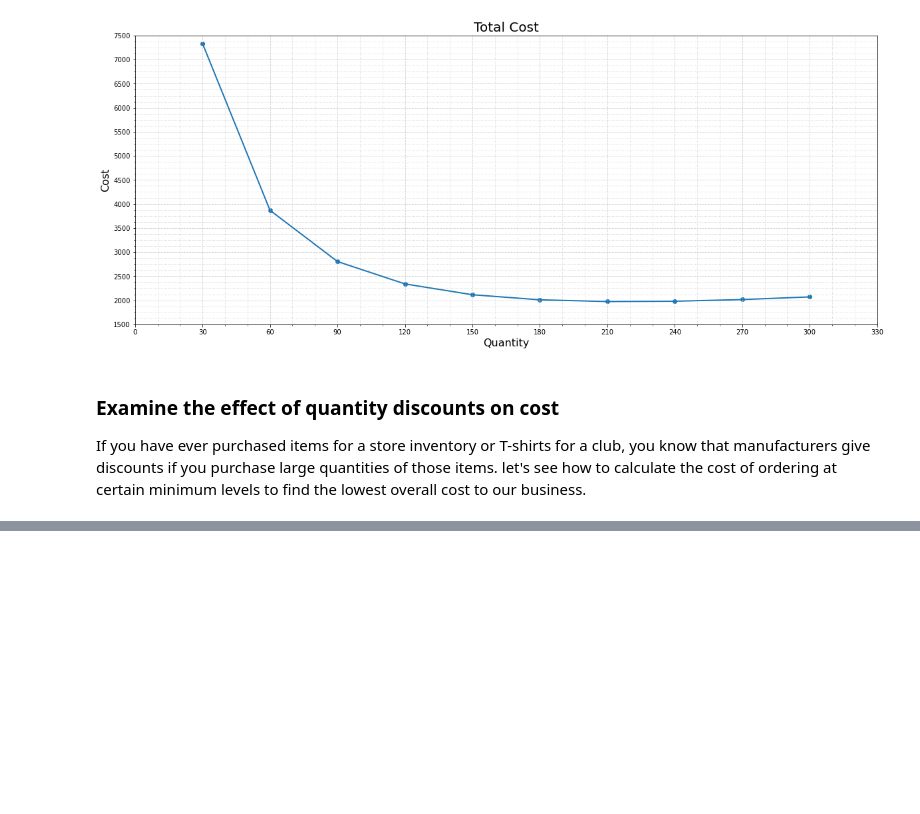
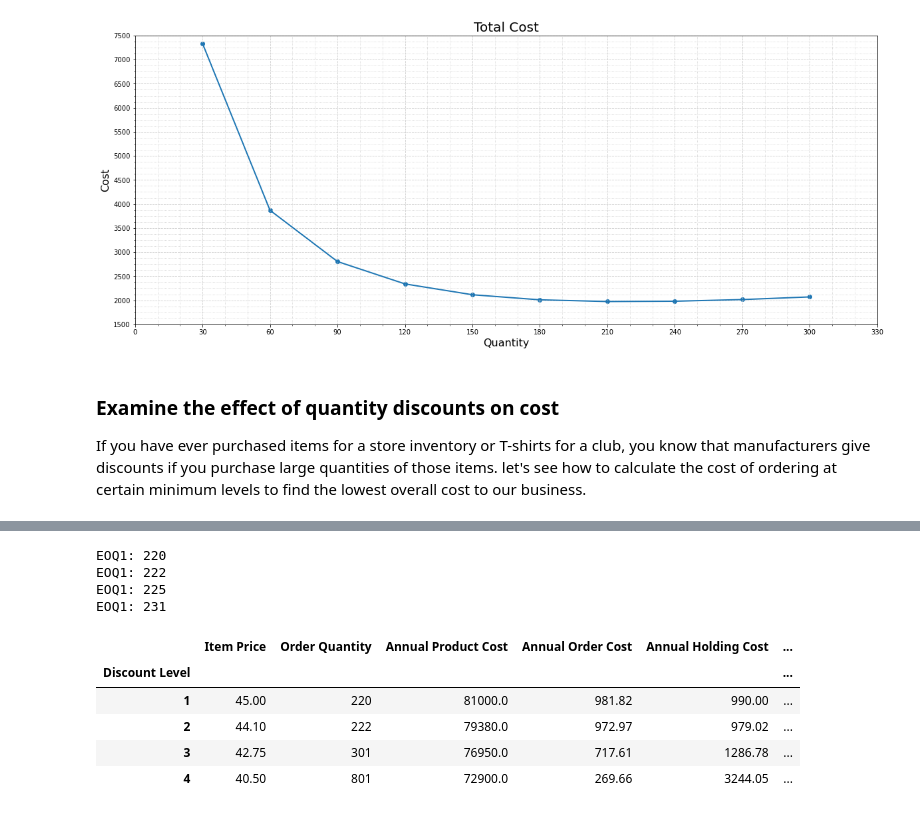
Before and after one commit to LeonardoSMSoares/Business-Intelligence, a Jupyter notebook: 01 - SCA - Inventory - Calculating Order Size for Deterministic Demand.ipynb, the cells around one changed output, grey strips where cells are left out. Drawn from its saved outputs; the diff is of its cells as text; code cells hidden in the pictures; blank space fills up the shorter version.

```diff
--- a/01 - Supply Chain Analysis - Solving Inventory Problems.ipynb
+++ b/01 - SCA - Inventory - Calculating Order Size for Deterministic Demand.ipynb
@@ -133,0 +148,54 @@ If you have ever purchased items for a store inventory or T-shirts for a club, y
+# %%
+# We need to change our economic order quantity accordingly with the discount level
+
+# Remember: holding_cost = item_cost * inventory_percentage
+
+eoq1 = math.sqrt ((2 * setup_cost * flow_rate)/(45.00 * inventory_percentage))
+eoq2 = math.sqrt ((2 * setup_cost * flow_rate)/(44.10 * inventory_percentage))
+eoq3 = math.sqrt ((2 * setup_cost * flow_rate)/(42.75 * inventory_percentage))
+eoq4 = math.sqrt ((2 * setup_cost * flow_rate)/(40.50 * inventory_percentage))
+
+print('EOQ1:',int(math.ceil(eoq1)))
+print('EOQ1:',int(math.ceil(eoq2)))
+print('EOQ1:',int(math.ceil(eoq3)))
+print('EOQ1:',int(math.ceil(eoq4)))
+# %% [output]
+EOQ1: 220
+EOQ1: 222
+EOQ1: 225
+EOQ1: 231
+# %%
+discount_level = np.array([1,2,3,4])                   # Discount Level
+item_price = np.array([45.00, 44.10, 42.75, 40.50])    # Item Price
+order_quant = np.array([220,222,301,801])              # Order Quantity (based in EOQ's and Quantity Level)
+annual_PC = flow_rate * item_price                     # Annual Product Cost
+annual_OC = (setup_cost*flow_rate)/order_quant         # Annual Order Cost
+
+# Annual Holding Cost (average of Item Price x Order Quantity x Inventory Percentage)
+annual_HC = 0.5 * item_price * order_quant * inventory_percentage
+
+totalC = annual_PC + annual_OC + annual_HC    # Total Cost
+
+# Create a Data Frame
+data2 = {'Discount Level': discount_level,
+        'Item Price': item_price,
+        'Order Quantity': order_quant,
+        'Annual Product Cost': annual_PC,
+        'Annual Order Cost': annual_OC,
+        'Annual Holding Cost': annual_HC,
+        'Total Cost': totalC}
+
+discef = pd.DataFrame(data2)
+discef = discef.set_index('Discount Level')
+discef['Annual Product Cost'] = discef['Annual Product Cost'].round(decimals = 2)
+discef['Annual Order Cost'] = discef['Annual Order Cost'].round(decimals = 2)
+discef['Annual Holding Cost'] = discef['Annual Holding Cost'].round(decimals = 2)
+discef['Total Cost'] = discef['Total Cost'].round(decimals = 2)
+discef
+# %% [output]
+|  | Item Price | Order Quantity | Annual Product Cost | Annual Order Cost | Annual Holding Cost | ... |
+| Discount Level |  |  |  |  |  | ... |
+| 1 | 45.00 | 220 | 81000.0 | 981.82 | 990.00 | ... |
+| 2 | 44.10 | 222 | 79380.0 | 972.97 | 979.02 | ... |
+| 3 | 42.75 | 301 | 76950.0 | 717.61 | 1286.78 | ... |
+| 4 | 40.50 | 801 | 72900.0 | 269.66 | 3244.05 | ... |
```
Also changed, not shown: parts of 9 cells of this notebook.
